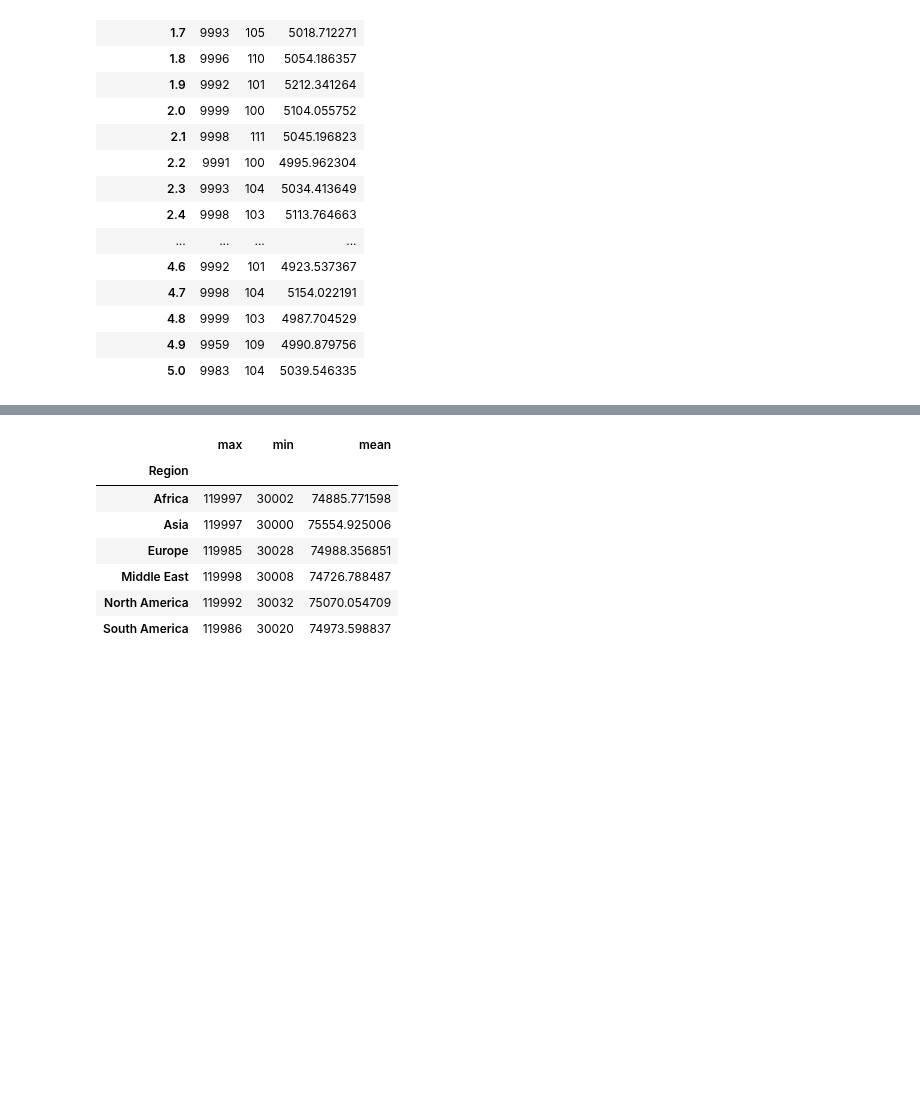
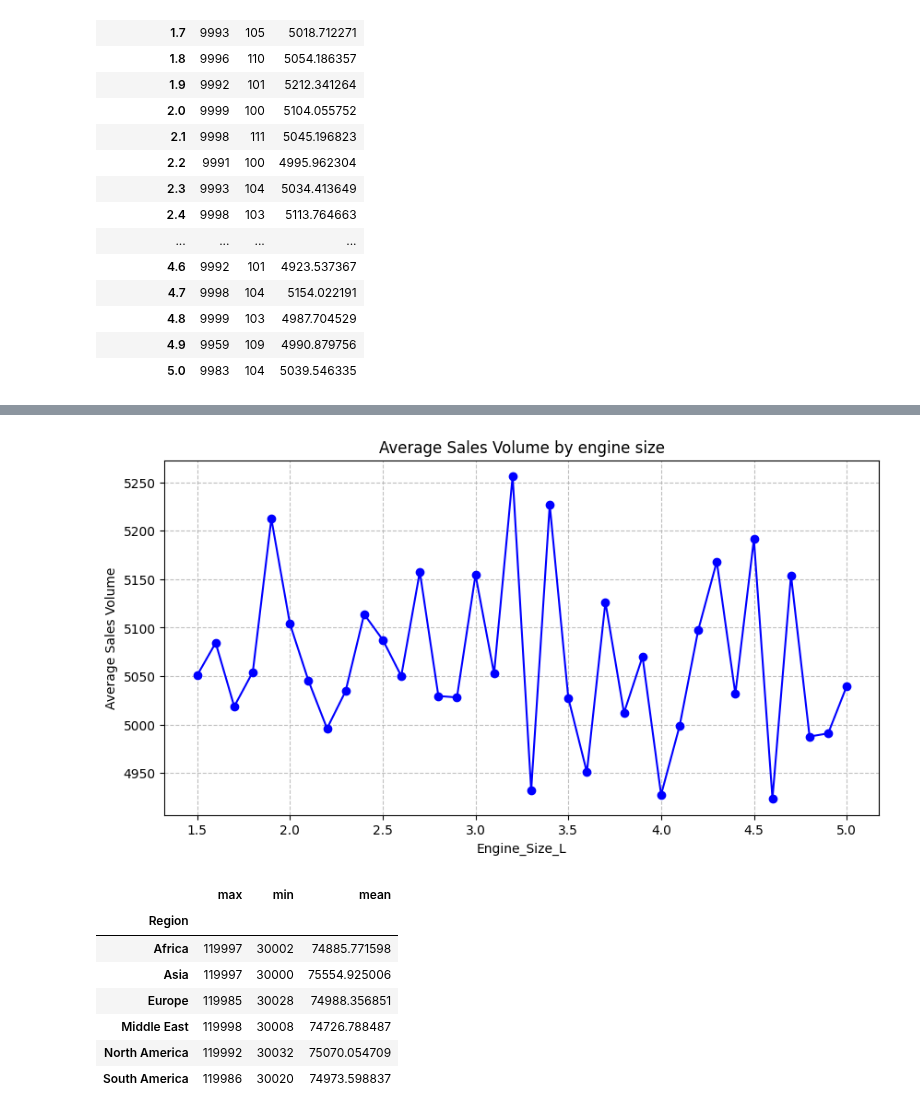
Before and after one commit to subashveda2-lgtm/Data-Science-and-analysis, a Jupyter notebook: project1.ipynb, the cells around one changed output, grey strips where cells are left out. Cells and saved outputs as stored; diff of their text form; code cells hidden in the pictures; blank space fills up the shorter version.

```diff
--- a/project1.ipynb
+++ b/project1.ipynb
@@ -366,3 +377,14 @@ Sales_Volume
+# %%
+Sales_Volume = bmw.groupby("Engine_Size_L")["Sales_Volume"].mean()
+plt.figure(figsize=(10,5))
+plt.plot(Sales_Volume.index, Sales_Volume.values, color="blue", marker="o")
+plt.title("Average Sales Volume by engine size")
+plt.xlabel("Engine_Size_L")
+plt.ylabel("Average Sales Volume")
+plt.grid(True, linestyle="--", alpha=0.8)
+plt.show()
+# %% [output]
+[figure, added]
 # %%
 Region = bmw.groupby("Region")["Price_USD"].agg(["max", "min", "mean"])
 Region
```
Also changed, not shown: parts of 24 cells of this notebook.
